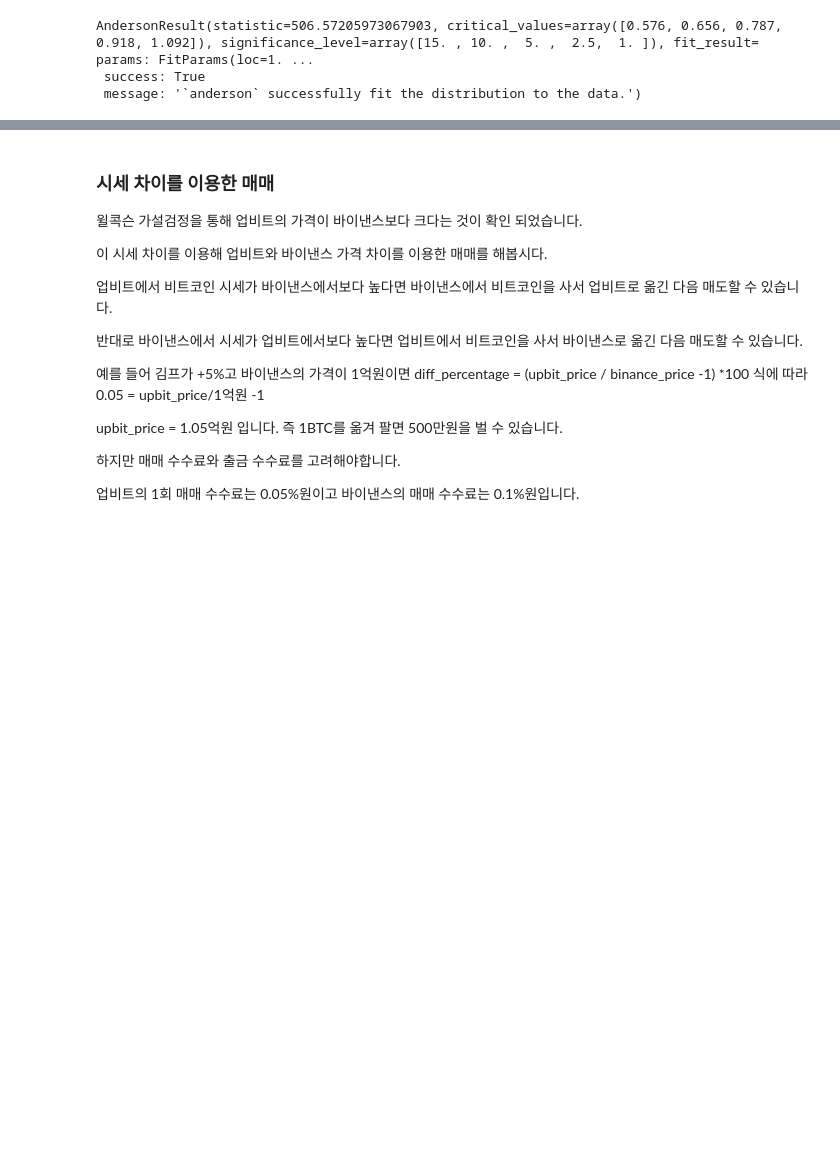
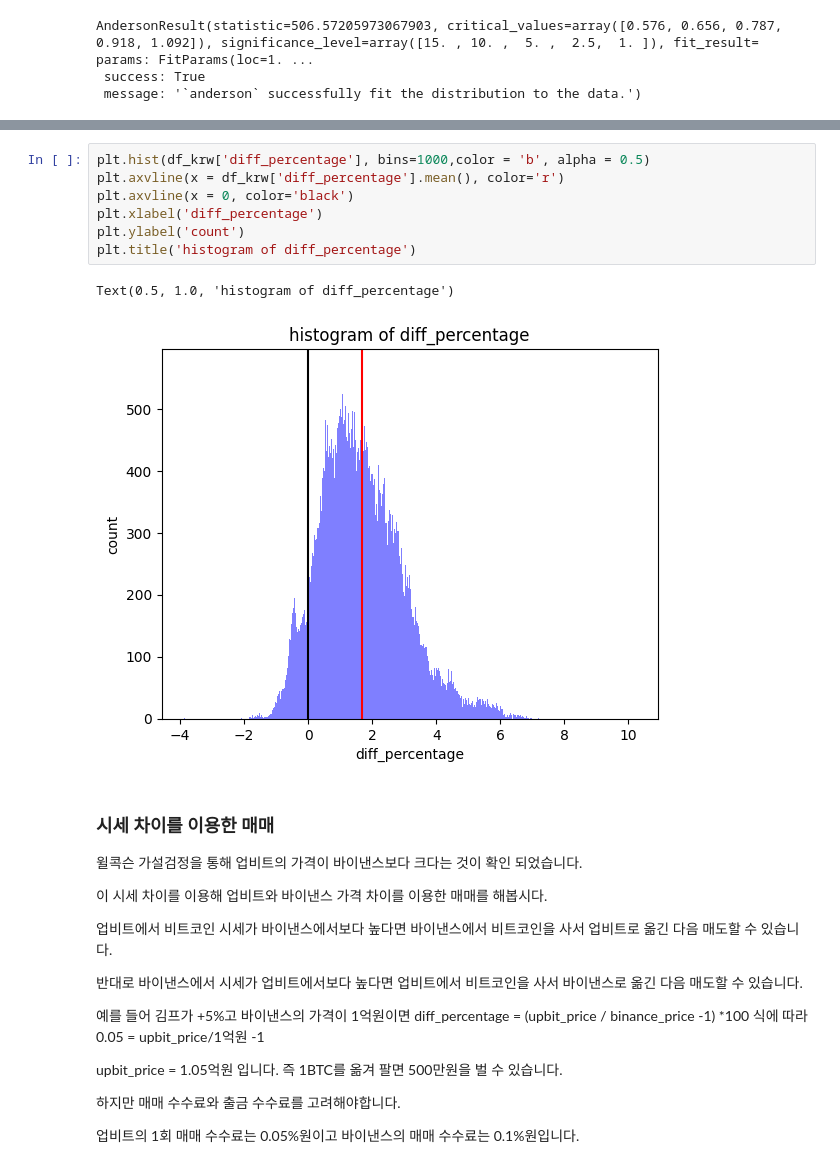
Before and after one commit to ppsygit/coinAnalysis, a Jupyter notebook: diff_analysis/upbit_binance_diff_analysis.ipynb, the cells around one changed output, grey strips where cells are left out. Drawn from its saved outputs; the diff is of its cells as text; blank space fills up the shorter version.

```diff
--- a/diff_analysis/upbit_binance_diff_analysis.ipynb
+++ b/diff_analysis/upbit_binance_diff_analysis.ipynb
@@ -94,3 +88,13 @@ WilcoxonResult(statistic=5409381907.0, pvalue=0.0)
+# %%
+plt.hist(df_krw['diff_percentage'], bins=1000,color = 'b', alpha = 0.5)
+plt.axvline(x = df_krw['diff_percentage'].mean(), color='r')
+plt.axvline(x = 0, color='black')
+plt.xlabel('diff_percentage')
+plt.ylabel('count')
+plt.title('histogram of diff_percentage')
+# %% [output]
+Text(0.5, 1.0, 'histogram of diff_percentage')
+[figure, added]
 # %% [markdown]
 ### 시세 차이를 이용한 매매
 
```
Also changed, not shown: parts of 13 cells of this notebook, 1 other file.
